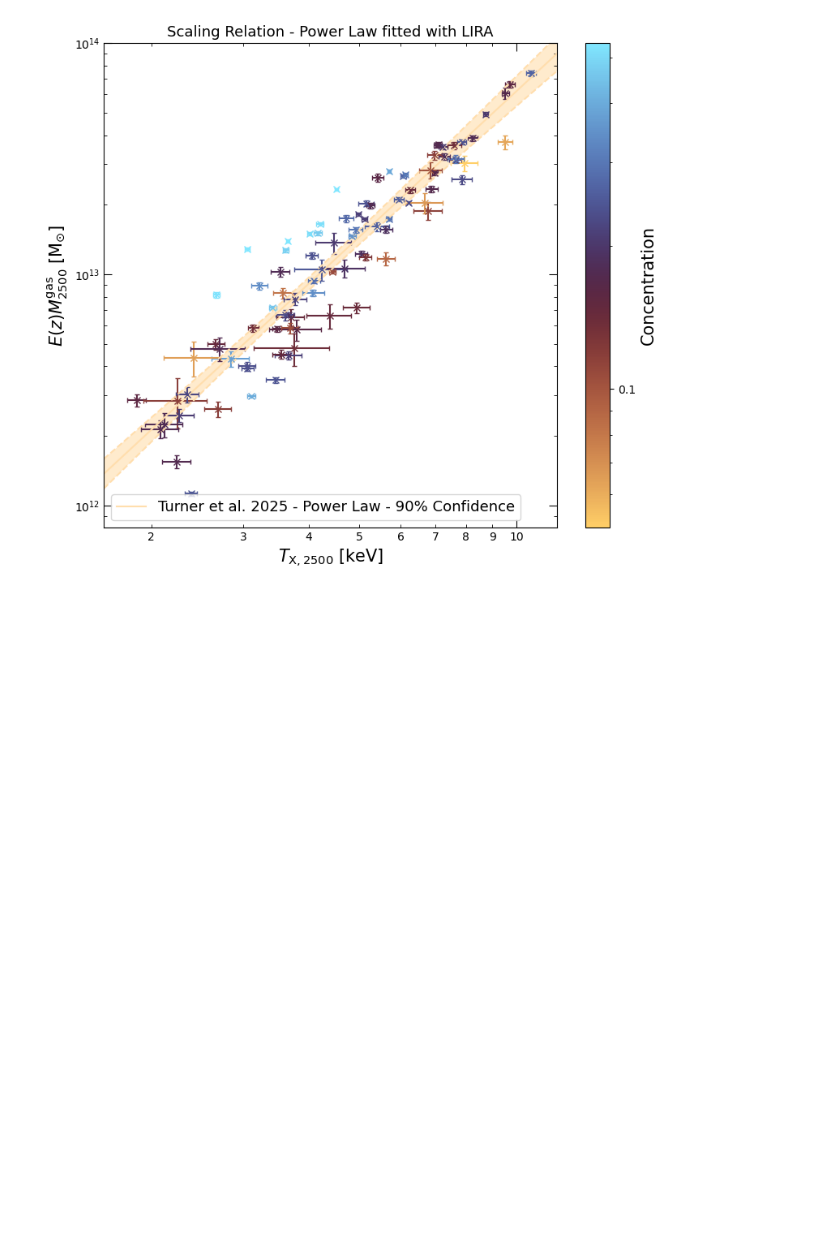
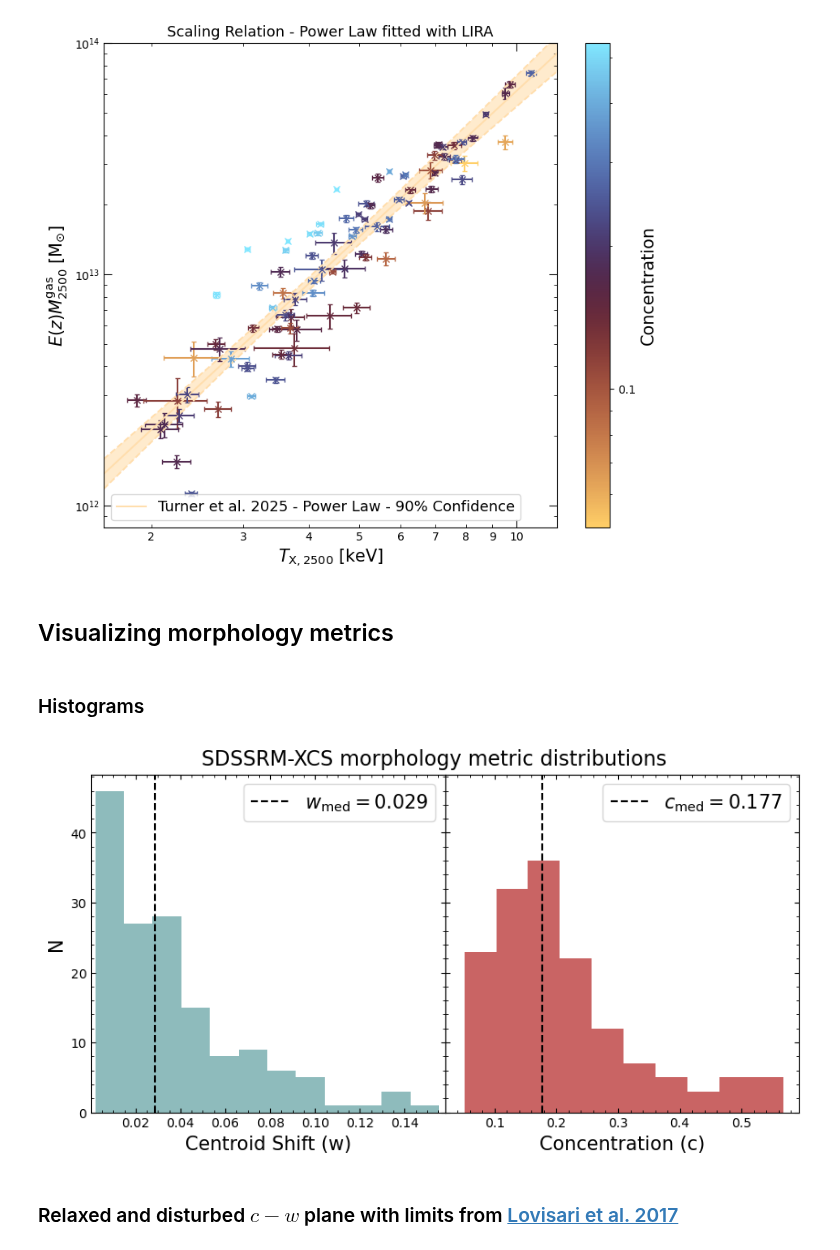
Before and after one commit to DavidT3/XCS-Mass-II-Analysis, a Jupyter notebook: notebooks/exploring_scatter/SDSSRM-XCS_relation_scatter_morphology_dependence.ipynb, the cells around one changed output. Drawn from its saved outputs; the diff is of its cells as text; code cells hidden in the pictures; blank space fills up the shorter version.

```diff
--- a/notebooks/exploring_scatter/SDSSRM-XCS_relation_scatter_morphology_dependence.ipynb
+++ b/notebooks/exploring_scatter/SDSSRM-XCS_relation_scatter_morphology_dependence.ipynb
@@ -68,3 +71,5 @@ sdssxcs_base.head(6)
+# %%
+sdssxcs_base['E'] = xcs_cosmo.efunc(sdssxcs_base['z'].values)
 # %% [markdown]
 #### SDSSRM-XCS morphology metrics
 # %%
@@ -80,0 +88,3 @@ sdssxcs_morph.head(6)
+# %%
+sdssxcs_txlx = pd.read_csv("../../sample_files/paper_one_results/sdssrm-xcs_txlx_v1.0.0.csv")
+sdssxcs_txlx.head(6)
@@ -80,0 +101,3 @@ sdssxcs_morph.head(6)
+# %%
+sdssxcs_mass = pd.read_csv("../../sample_files/paper_one_results/sdssrm-xcs_mass_v1.0.0.csv")
+sdssxcs_mass.head(6)
@@ -82,6 +113,8 @@ sdssxcs_morph.head(6)
 #### Combining tables
 # %%
 sdssxcs_samp = pd.merge(sdssxcs_base, sdssxcs_morph, left_on='name', right_on='name', how='outer')
+sdssxcs_samp = pd.merge(sdssxcs_samp, sdssxcs_txlx, left_on='name', right_on='name', how='outer')
+sdssxcs_samp = pd.merge(sdssxcs_samp, sdssxcs_mass, left_on='name', right_on='name', how='outer')
 sdssxcs_samp.head(6)
 # %% [output]
 |  | name | MEM_MATCH_ID | xapa_ra | xapa_dec | rm_ra | rm_dec | z | r500 | r500- | r500+ | ... |
@@ -650,3 +683,48 @@ mgas2500_tx2500.view(figsize=(8, 7), y_lims=Quantity([0.8e+12, 1e+14], 'Msun'),
                      third_dim_norm_cmap=LogNorm, third_dim_axis_formatters=ax_form)
 # %% [output]
 [figure]
+# %% [markdown]
+## Visualizing morphology metrics
+# %% [markdown]
+### Histograms
+# %%
+fig, ax_arr = plt.subplots(ncols=2, figsize=(10, 4.8), sharey=True)
+fig.subplots_adjust(wspace=0)
+
+# Set the ticks up as we like them
+for ax in ax_arr:
+    ax.minorticks_on()
+    ax.tick_params(which='both', direction='in', top=True, right=True)
+
+# Plot the centroid shift distribution
+ax = ax_arr[0]
+plt.sca(ax)
+plt.hist(sdssxcs_samp['cen_shift'], bins='auto', color='cadetblue', alpha=0.7)
+# Calculate and add the median value
+cs_med = np.median(sdssxcs_samp['cen_shift'].values)
+plt.axvline(cs_med, color='black', linestyle='dashed', label=r'$w_{\rm{med}}=' + str(round(cs_med, 3)) + "$")
+# Limit and label the axes
+plt.xlim(0.0002, 0.158)
+plt.xlabel('Centroid Shift (w)', fontsize=15)
+plt.ylabel('N', fontsize=15)
+# This axes' legend
+plt.legend(fontsize=15)
+
+# Plot the concentration distribution
+ax = ax_arr[1]
+plt.sca(ax)
+plt.hist(sdssxcs_samp['concentration'], bins='auto', color='firebrick', alpha=0.7)
+# Calculate and add the median value
+c_med = np.median(sdssxcs_samp['concentration'].values)
+plt.axvline(c_med, color='black', linestyle='dashed', label=r'$c_{\rm{med}}=' + str(round(c_med, 3)) + "$")
+plt.xlim(0.02)
+plt.xlabel('Concentration (c)', fontsize=15)
+# This axes' legend
+plt.legend(fontsize=15)
+plt.suptitle("SDSSRM-XCS morphology metric distributions", fontsize=16, y=0.94)
+
+plt.show()
+# %% [output]
+[figure, added]
+# %% [markdown]
+### Relaxed and disturbed $c-w$ plane with limits from [Lovisari et al. 2017](https://ui.adsabs.harvard.edu/abs/2017ApJ...846...51L/abstract)
```
Also changed, not shown: parts of 33 cells of this notebook.
